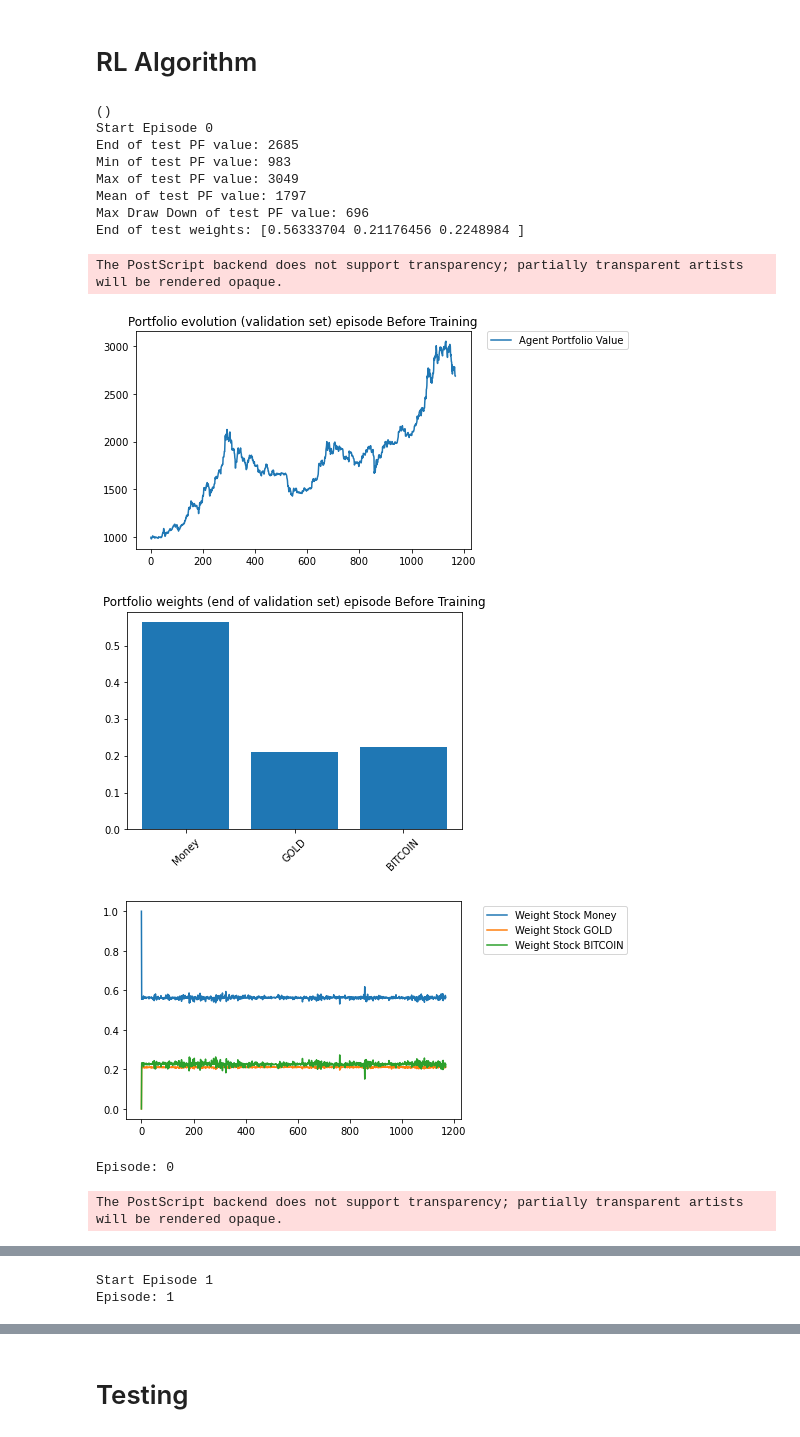
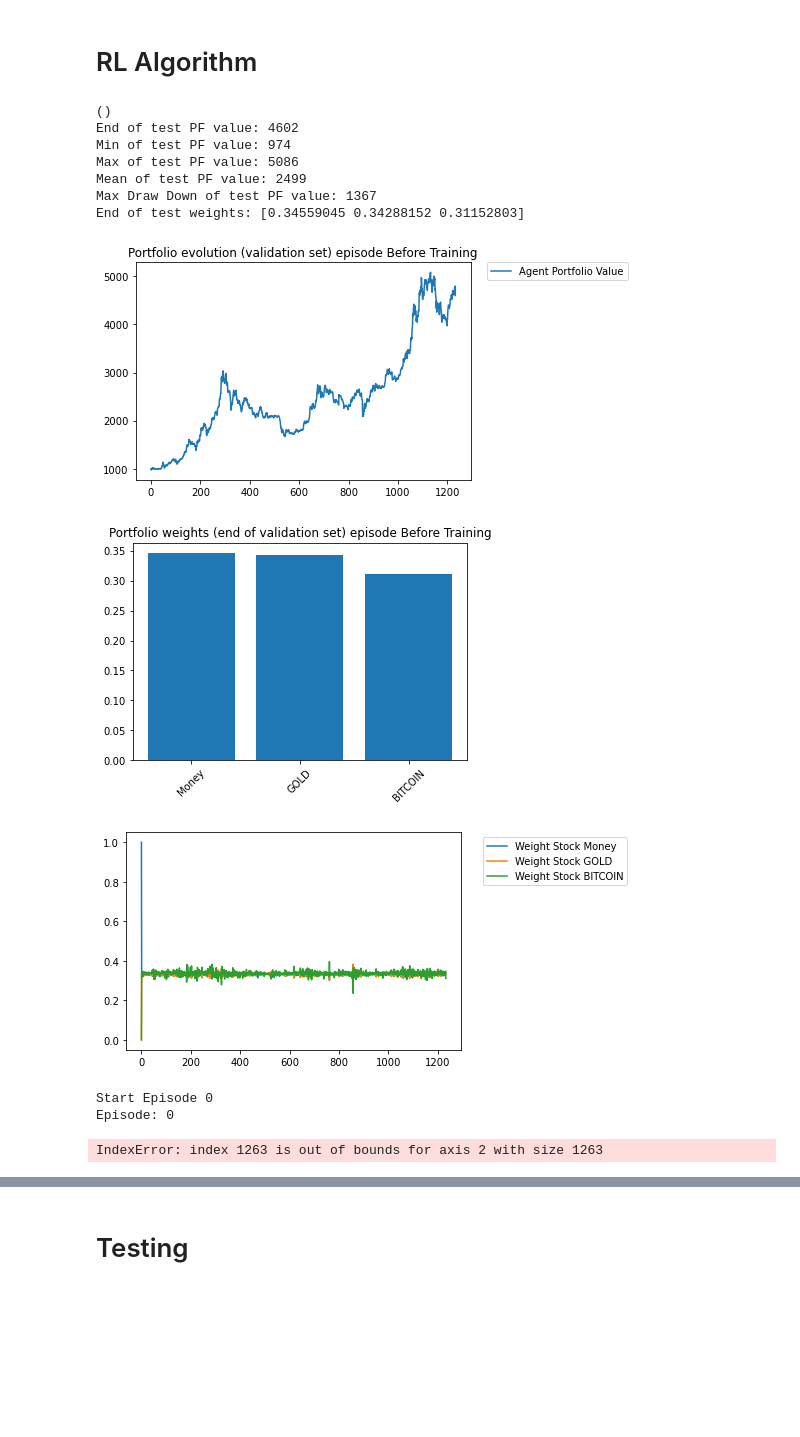
Before and after one commit to BiEchi/COMAP-MCM-ICM-2022, a Jupyter notebook: Codes/DPM.ipynb, the cells around one changed output, grey strips where cells are left out. Cells and saved outputs as stored; diff of their text form; code cells hidden in the pictures; blank space fills up the shorter version.

Commit message:
Price vs data

```diff
--- a/Codes/DPM.ipynb
+++ b/Codes/DPM.ipynb
@@ -71,12 +71,12 @@ else:
 
 ###############################dictionaries of the problem###########################
 dict_hp_net = {'n_filter_1': 2, 'n_filter_2': 20, 'kernel1_size':(1, 3)}
-dict_hp_pb = {'batch_size': 50, 'ratio_train': 0.95,'ratio_val': 0.05, 'length_tensor': 30,
+dict_hp_pb = {'batch_size': 50, 'ratio_train': 1,'ratio_val': 0.05, 'length_tensor': 30,
               'ratio_greedy':0.8, 'ratio_regul': 0.1}
 dict_hp_opt = {'regularization': 1e-8, 'learning': 9e-2}
-dict_fin = {'trading_cost': 2/100, 'interest_rate': 0.02/250, 'cash_bias_init': 1}
+dict_fin = {'trading_cost': 2/100, 'interest_rate': 0.02/250, 'cash_bias_init': 0}
 
-dict_train = {'pf_init_train': 1000, 'w_init_train': 'd', 'n_episodes':5, 'n_batches':10}
+dict_train = {'pf_init_train': 1000, 'w_init_train': 'd', 'n_episodes':3, 'n_batches':200}
 
 dict_test = {'pf_init_test': 1000, 'w_init_test': 'd'}
 
@@ -176,12 +176,12 @@ env = TradeEnv(path=path_data, window_length=n,
 
 #environment for equiweighted
 #this environment is set up for an agent who only plays an equiweithed portfolio (baseline)
-env_eq = TradeEnv(path=path_data, window_length=n,
-               portfolio_value=pf_init_train, trading_cost=trading_cost,
-               interest_rate=interest_rate, train_size=dict_hp_pb['ratio_train'])
+# env_eq = TradeEnv(path=path_data, window_length=n,
+#                portfolio_value=pf_init_train, trading_cost=trading_cost,
+#                interest_rate=interest_rate, train_size=dict_hp_pb['ratio_train'])
 
 #environment secured (only money)
-#this environment is set up for an agentwho plays secure, keeps its money
+#this environment is set up for an agent who plays secure, keeps its money
 env_s = TradeEnv(path=path_data, window_length=n,
                portfolio_value=pf_init_train, trading_cost=trading_cost,
                interest_rate=interest_rate, train_size=dict_hp_pb['ratio_train'])
@@ -429,7 +429,7 @@ class PVM(object):
         '''
         while 1:
             z = np.random.geometric(p=beta)
-            tb = self.total_steps - self.batch_size + 1 - z
+            tb = self.total_steps - self.batch_size - z
             if tb >= 0:
                 return tb
 
@@ -477,7 +477,7 @@ def eval_perf(e):
     w_list_eval = [w_init_train]
 
     # for k in range(total_steps_train, total_steps_train +total_steps_val-int(n/2)):
-    for k in range(total_steps_train-n-1):
+    for k in range(total_steps_train-(n+1)):
         X_t = state_eval[0].reshape([-1]+ list(state_eval[0].shape))
         W_previous = state_eval[1].reshape([-1]+ list(state_eval[1].shape))
         pf_value_previous = state_eval[2]
@@ -515,13 +515,13 @@ def eval_perf(e):
     plt.plot(p_list_eval, label = 'Agent Portfolio Value')
     plt.legend(bbox_to_anchor=(1.05, 1), loc=2, borderaxespad=0.)
     pf_v_path = "./" + str(e) + '_Pf_value_cost'+ str(trading_cost)+'%.eps'
-    plt.savefig(pf_v_path)
+    # plt.savefig(pf_v_path)
     plt.show()
     plt.title('Portfolio weights (end of validation set) episode {}'.format(e))
     plt.bar(np.arange(m+1), list_weight_end_val[-1])
     plt.xticks(np.arange(m+1), ['Money'] + list_stock, rotation=45)
     wt_path = "./" + str(e) + '_Wt_value_cost'+ str(trading_cost)+'%.eps'
-    plt.savefig(wt_path)
+    # plt.savefig(wt_path)
     plt.show()
 
 
@@ -567,9 +567,9 @@ for i in range(m):
 
 ###### Train #####
 for e in range(n_episodes):
-    print('Start Episode', e)
     if e==0:
         eval_perf('Before Training')
+    print('Start Episode', e)
     print('Episode:', e)
     #init the PVM with the training parameters
     memory = PVM(m,sample_bias, total_steps = total_steps_train,
@@ -583,7 +583,7 @@ for e in range(n_episodes):
         #reset the environment with the weight from PVM at the starting point
         #reset also with a portfolio value with initial portfolio value
         state, done = env.reset(memory.get_W(i_start), pf_init_train, t=i_start )
-        state_eq, done_eq = env_eq.reset(w_eq, pf_init_train, t=i_start )
+        # state_eq, done_eq = env_eq.reset(w_eq, pf_init_train, t=i_start )
         state_s, done_s = env_s.reset(w_s, pf_init_train, t=i_start )
 
         for i in range(m):
@@ -618,7 +618,7 @@ for e in range(n_episodes):
 
             #given the state and the action, call the environment to go one time step later
             state, reward, done = env.step(action)
-            state_eq, reward_eq, done_eq = env_eq.step(w_eq)
+            # state_eq, reward_eq, done_eq = env_eq.step(w_eq)
             state_s, reward_s, done_s = env_s.step(w_s)
 
             for i in range(m):
@@ -631,7 +631,7 @@ for e in range(n_episodes):
             W_t = state[1]
             pf_value_t = state[2]
 
-            pf_value_t_eq = state_eq[2]
+            # pf_value_t_eq = state_eq[2]
             pf_value_t_s = state_s[2]
 
             for i in range(m):
@@ -648,7 +648,7 @@ for e in range(n_episodes):
             list_pf_value_previous.append([pf_value_previous])
             list_dailyReturn_t.append(dailyReturn_t)
 
-            list_pf_value_previous_eq.append(pf_value_t_eq)
+            # list_pf_value_previous_eq.append(pf_value_t_eq)
             list_pf_value_previous_s.append(pf_value_t_s)
 
             for i in range(m):
@@ -656,49 +656,48 @@ for e in range(n_episodes):
 
             if bs==batch_size-1:
                 list_final_pf.append(pf_value_t)
-                list_final_pf_eq.append(pf_value_t_eq)
+                # list_final_pf_eq.append(pf_value_t_eq)
                 list_final_pf_s.append(pf_value_t_s)
                 for i in range(m):
                     list_final_pf_fu[i].append(pf_value_t_fu[i])
 
 
 
 #             #printing
 #             if bs==0:
 #                 print('start', i_start)
 #                 print('PF_start', round(pf_value_previous,0))
 
 #             if bs==batch_size-1:
 #                 print('PF_end', round(pf_value_t,0))
 #                 print('weight', W_t)
 
         list_X_t = np.array(list_X_t)
         list_W_previous = np.array(list_W_previous)
         list_pf_value_previous = np.array(list_pf_value_previous)
         list_dailyReturn_t = np.array(list_dailyReturn_t)
 
 
         #for each batch, train the network to maximize the reward
         actor.train(list_X_t, list_W_previous,
                     list_pf_value_previous, list_dailyReturn_t)
     # if(e%5 == 4):
     eval_perf(e)
     # fig=plt.gcf()
     # path = './'+str(e)+'.eps'
     # fig.savefig(path)
 print("-----------------------------devidior-------------------------------------")
 # %% [output]
 ()
-Start Episode 0
-End of test PF value: 2685
-Min of test PF value: 983
-Max of test PF value: 3049
-Mean of test PF value: 1797
-Max Draw Down of test PF value: 696
-End of test weights: [0.56333704 0.21176456 0.2248984 ]
+End of test PF value: 4602
+Min of test PF value: 974
+Max of test PF value: 5086
+Mean of test PF value: 2499
+Max Draw Down of test PF value: 1367
+End of test weights: [0.34559045 0.34288152 0.31152803]
-The PostScript backend does not support transparency; partially transparent artists will be rendered opaque.
-[figure, old version]
+[figure, new version]
-[figure, old version]
+[figure, new version]
-[figure, old version]
+[figure, new version]
+Start Episode 0
+Episode: 0
-Episode: 0
+IndexError: index 1263 is out of bounds for axis 2 with size 1263
-The PostScript backend does not support transparency; partially transparent artists will be rendered opaque.
@@ -714,2 +703,0 @@ End of test weights: [-6.14635744e-09  1.62466840e-05  9.99983759e-01]
-Start Episode 1
-Episode: 1
```
Also changed, not shown: parts of 3 cells of this notebook.
